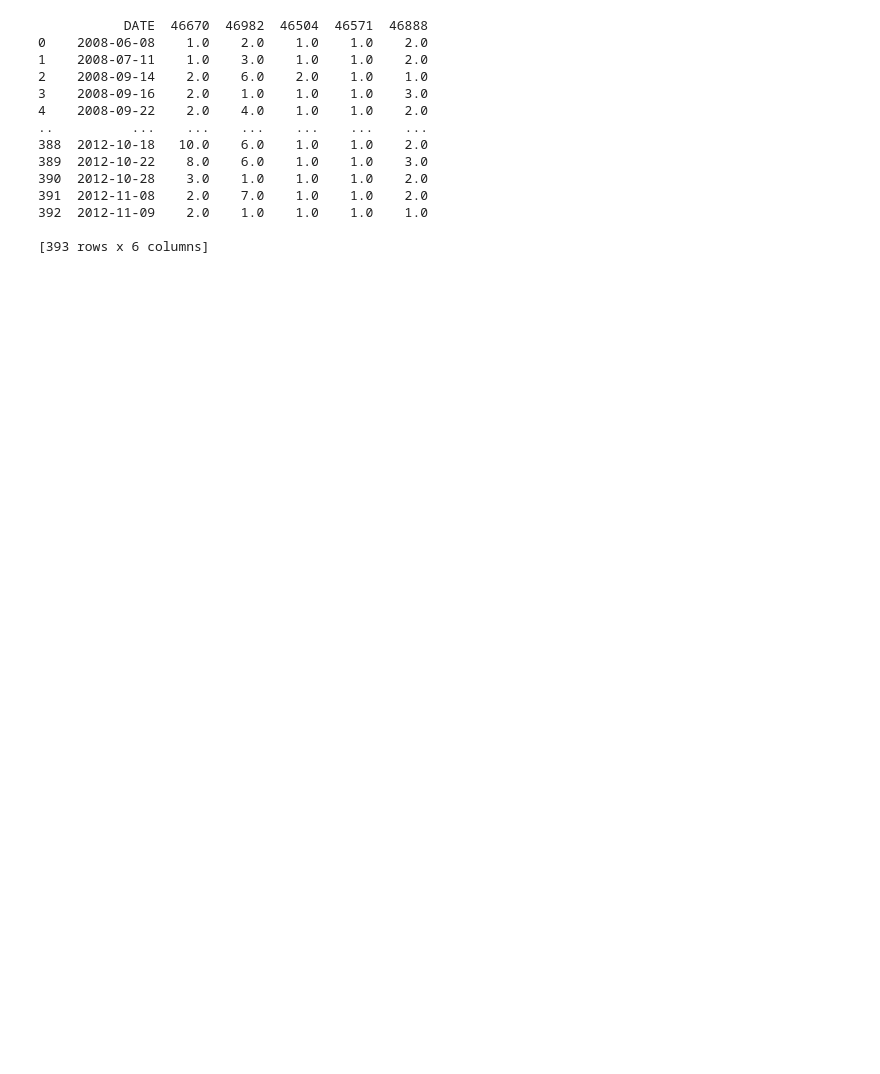
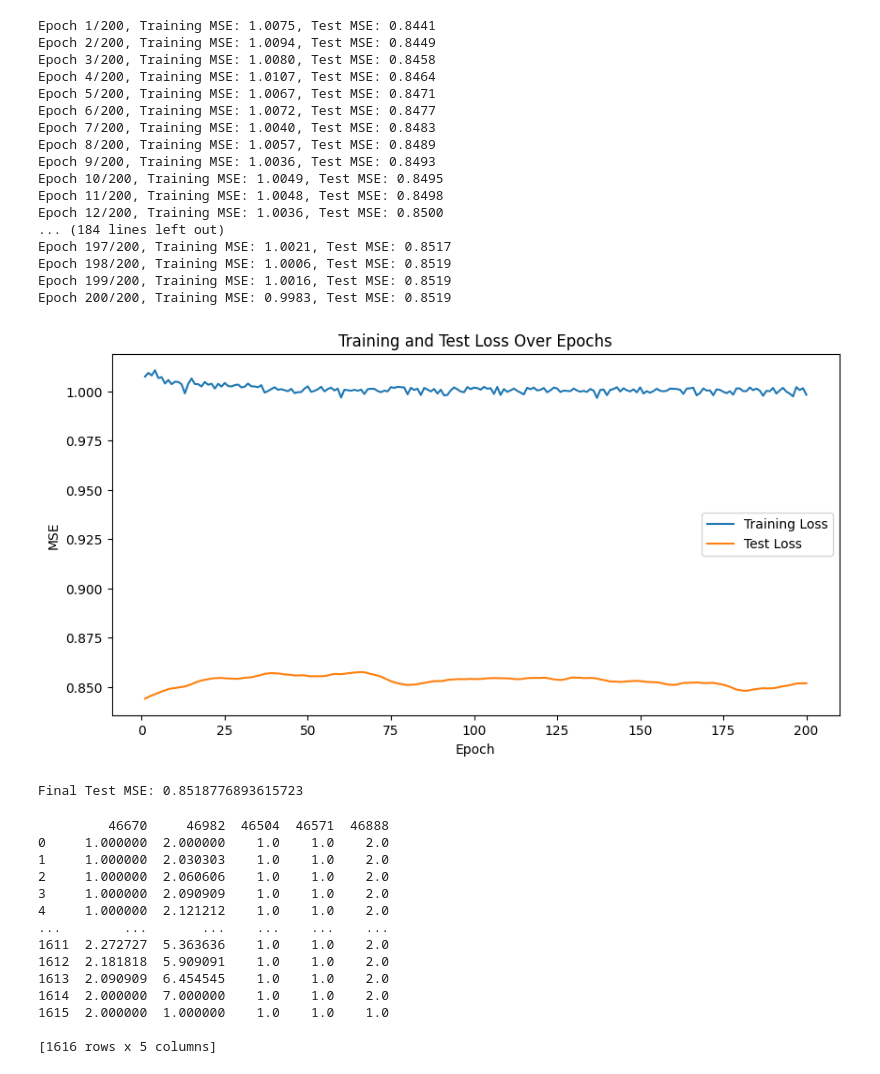
Before and after one commit to ANCP2021/ML-on-Graphs-Project, a Jupyter notebook: Models/Neural_Networks/LSTM_Modified.ipynb, the cells around one changed output. Drawn from its saved outputs; the diff is of its cells as text; code cells hidden in the pictures; blank space fills up the shorter version.

```diff
--- a/Models/Neural_Networks/LSTM_Modified.ipynb
+++ b/Models/Neural_Networks/LSTM_Modified.ipynb
@@ -38,0 +52,16 @@ X_train, X_test, y_train, y_test = train_test_split(X, y, test_size=0.2, random_
+# %%
+x = df[['HARE_lag1', 'LYNX_lag1', 'Lynx_on_Hare']].values  # previous time step's data as input
+y = df[['HARE', 'LYNX']].values
+print(df)
+
+split_idx = int(len(x) * 0.8)
+x_train, x_test = x[:split_idx], x[split_idx:]
+y_train, y_test = y[:split_idx], y[split_idx:]
+
+scaler = StandardScaler()
+x_train = scaler.fit_transform(x_train)
+x_test = scaler.transform(x_test)
+
+scaler = StandardScaler()
+y_train = scaler.fit_transform(y_train)
+y_test = scaler.transform(y_test)
@@ -39,6 +83,12 @@ X_train, X_test, y_train, y_test = train_test_split(X, y, test_size=0.2, random_
+# %%
+x_train = x_train.reshape((x_train.shape[0], 1, x_train.shape[1]))
+x_test = x_test.reshape((x_test.shape[0], 1, x_test.shape[1]))
+
+y_train = y_train.reshape((y_train.shape[0], 1, y_train.shape[1]))
+y_test = y_test.reshape((y_test.shape[0], 1, y_test.shape[1]))
 # %%
 model = Sequential([
-    LSTM(50, activation='relu', input_shape=(seq_length, 5)),
+    LSTM(10, activation='relu', input_shape=(1, x_train.shape[2])),
     Dense(2)
 ])
 
@@ -46,51 +96,71 @@ model.compile(optimizer='adam', loss='mean_squared_error')
 # %%
 epochs = 200
 train_losses = []
 test_losses = []
 
 for epoch in range(epochs):
-    history = model.fit(X_train, y_train, validation_data=(X_test, y_test), epochs=1, batch_size=32, verbose=0)
+    history = model.fit(x_train, y_train, validation_data=(x_test, y_test), epochs=1, batch_size=32, verbose=0)
 
     # Access losses directly from history object
     train_mse = history.history['loss'][-1]
     test_mse = history.history['val_loss'][-1]
 
     train_losses.append(train_mse)
     test_losses.append(test_mse)
 
     print(f'Epoch {epoch+1}/{epochs}, Training MSE: {train_mse:.4f}, Test MSE: {test_mse:.4f}')
 
 # Plotting training and testing loss over epochs
 plt.figure(figsize=(10, 5))
 plt.plot(range(1, epochs+1), train_losses, label='Training Loss')
 plt.plot(range(1, epochs+1), test_losses, label='Test Loss')
 plt.xlabel('Epoch')
 plt.ylabel('MSE')
 plt.title('Training and Test Loss Over Epochs')
 plt.legend()
 plt.show()
 
 # Final evaluation
 final_mse_test = test_losses[-1]
 print(f'Final Test MSE: {final_mse_test}')
+# %% [output]
+Epoch 1/200, Training MSE: 1.0075, Test MSE: 0.8441
+Epoch 2/200, Training MSE: 1.0094, Test MSE: 0.8449
+Epoch 3/200, Training MSE: 1.0080, Test MSE: 0.8458
+Epoch 4/200, Training MSE: 1.0107, Test MSE: 0.8464
+Epoch 5/200, Training MSE: 1.0067, Test MSE: 0.8471
+Epoch 6/200, Training MSE: 1.0072, Test MSE: 0.8477
+Epoch 7/200, Training MSE: 1.0040, Test MSE: 0.8483
+Epoch 8/200, Training MSE: 1.0057, Test MSE: 0.8489
+Epoch 9/200, Training MSE: 1.0036, Test MSE: 0.8493
+Epoch 10/200, Training MSE: 1.0049, Test MSE: 0.8495
+Epoch 11/200, Training MSE: 1.0048, Test MSE: 0.8498
+Epoch 12/200, Training MSE: 1.0036, Test MSE: 0.8500
+... (184 lines left out)
+Epoch 197/200, Training MSE: 1.0021, Test MSE: 0.8517
+Epoch 198/200, Training MSE: 1.0006, Test MSE: 0.8519
+Epoch 199/200, Training MSE: 1.0016, Test MSE: 0.8519
+Epoch 200/200, Training MSE: 0.9983, Test MSE: 0.8519
+[figure, added]
+Final Test MSE: 0.8518776893615723
 # %%
-df = pd.read_csv('../../Datasets/study_373/top_5_373.csv', usecols=['DATE', '46670', '46982', '46504', '46571', '46888'])
+df = pd.read_csv('../../Datasets/study_373/top_5_373_linear.csv', usecols=['46670', '46982', '46504', '46571', '46888'])
 print(df)
 # %% [output]
-           DATE  46670  46982  46504  46571  46888
-0    2008-06-08    1.0    2.0    1.0    1.0    2.0
-1    2008-07-11    1.0    3.0    1.0    1.0    2.0
-2    2008-09-14    2.0    6.0    2.0    1.0    1.0
-3    2008-09-16    2.0    1.0    1.0    1.0    3.0
-4    2008-09-22    2.0    4.0    1.0    1.0    2.0
-..          ...    ...    ...    ...    ...    ...
-388  2012-10-18   10.0    6.0    1.0    1.0    2.0
-389  2012-10-22    8.0    6.0    1.0    1.0    3.0
-390  2012-10-28    3.0    1.0    1.0    1.0    2.0
-391  2012-11-08    2.0    7.0    1.0    1.0    2.0
-392  2012-11-09    2.0    1.0    1.0    1.0    1.0
+         46670     46982  46504  46571  46888
+0     1.000000  2.000000    1.0    1.0    2.0
+1     1.000000  2.030303    1.0    1.0    2.0
+2     1.000000  2.060606    1.0    1.0    2.0
+3     1.000000  2.090909    1.0    1.0    2.0
+4     1.000000  2.121212    1.0    1.0    2.0
+...        ...       ...    ...    ...    ...
+1611  2.272727  5.363636    1.0    1.0    2.0
+1612  2.181818  5.909091    1.0    1.0    2.0
+1613  2.090909  6.454545    1.0    1.0    2.0
+1614  2.000000  7.000000    1.0    1.0    2.0
+1615  2.000000  1.000000    1.0    1.0    1.0
 
-[393 rows x 6 columns]
+[1616 rows x 5 columns]
 # %%
 for col in ['46670', '46982', '46504', '46571', '46888']:
     df[f'{col}_lag1'] = df[col].shift(1)
```
Also changed, not shown: parts of 24 cells of this notebook, 4 other files.
